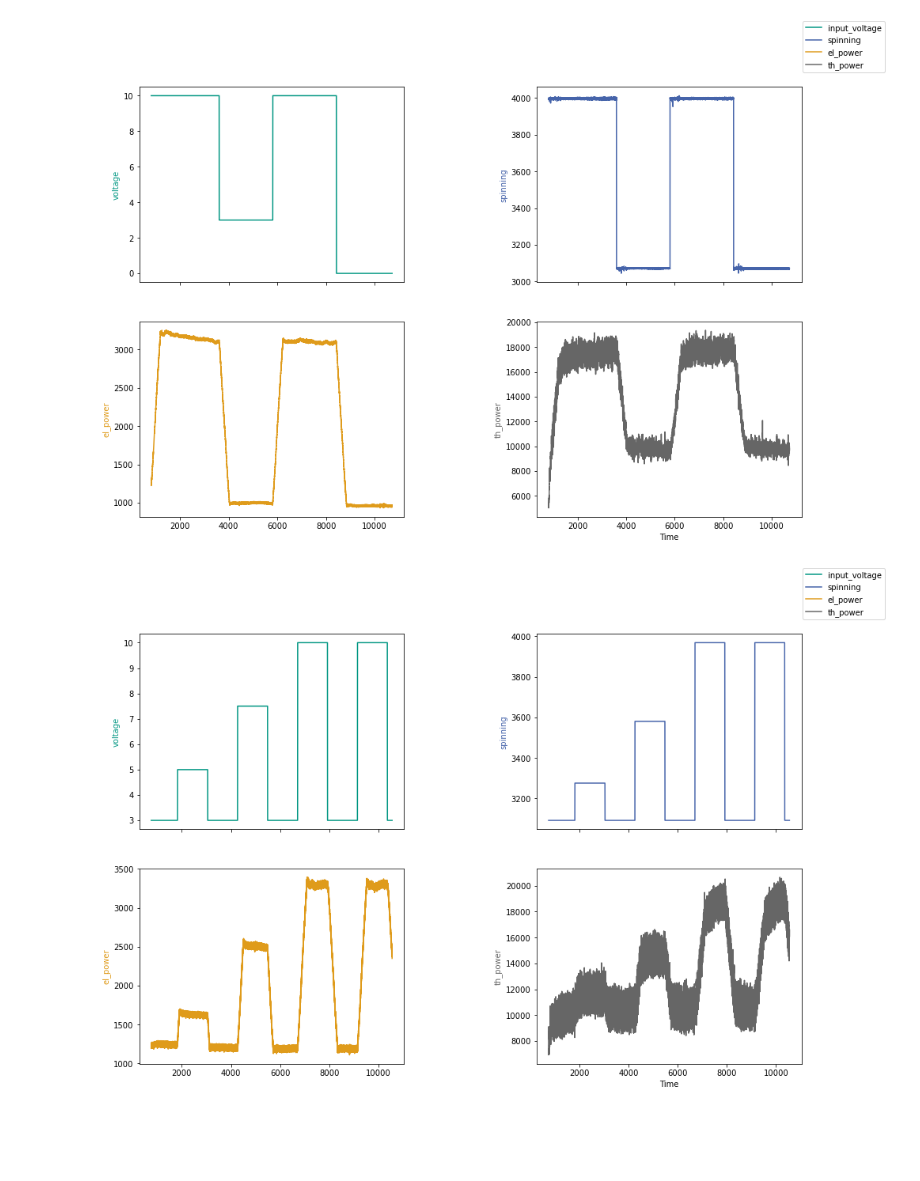
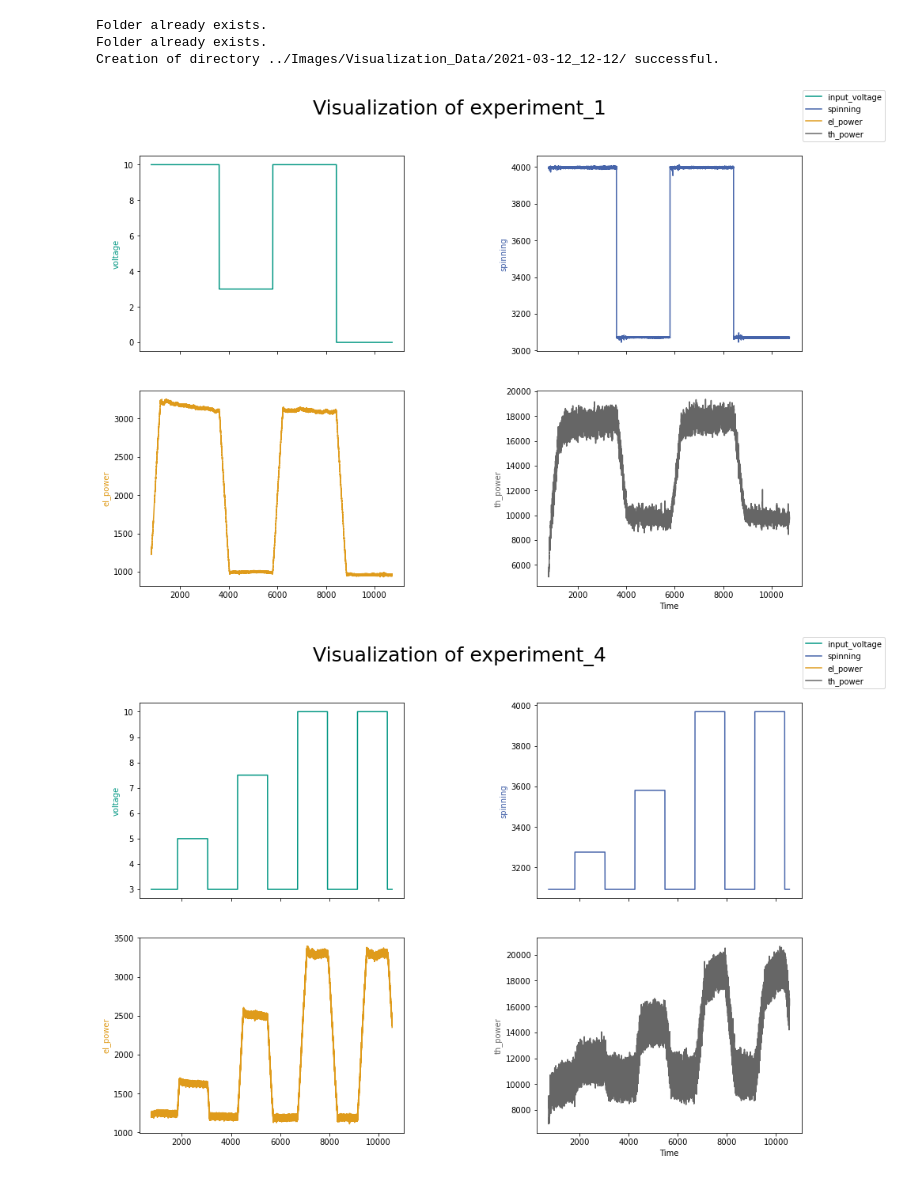
Before and after one commit to Energy-Theory-Guided-Data-Science/Gas-Turbine, a Jupyter notebook: Code/02_Visualization.ipynb, the cells around one changed output. Saved outputs shown, nothing was run; the diff lists cells and outputs as text; code cells hidden in the pictures; blank space fills up the shorter version.

Commit message:
UPDATE Visualization file for shortened data

```diff
--- a/Code/02_Visualization.ipynb
+++ b/Code/02_Visualization.ipynb
@@ -16,5 +7,22 @@ ex_24 = gf.open_CSV_file('experiment_24_short.csv', OPEN_FOLDER)
+# %%
+import time
+timestr = time.strftime("%Y-%m-%d_%H-%M")
+
+image_path = "../Images/"
+image_subfolder = image_path + "Visualization_Data/"
+image_folder = image_subfolder + timestr +"/"
+
+gf.check_folder(image_path)
+gf.check_folder(image_subfolder)
+gf.check_folder(image_folder)
+# %% [output]
+Folder already exists.
+Folder already exists.
+Creation of directory ../Images/Visualization_Data/2021-03-12_12-12/ successful.
 # %%
-def plot_experiment(exp, start = None, end = None):
+def plot_experiment(name, start = None, end = None):
+    exp = gf.open_CSV_file(name + '_short.csv', OPEN_FOLDER)
+
     spin_head = exp.filter(regex = ("spinning_.*"))[start:end]
 
     fig, axs = plt.subplots(2,2, sharex = True, gridspec_kw={'wspace':0.5}, figsize = (15,10))
@@ -33,13 +41,16 @@ def plot_experiment(exp, start = None, end = None):
 
     plt.xlabel('Time')
     fig.legend()
+    fig.suptitle('Visualization of ' + name, fontsize = 25)
     plt.show()
+    fig.savefig(image_folder + name + ".png")
+    fig.savefig(image_folder + name + ".svg")
 # %%
-plot_experiment(ex_1)
+plot_experiment("experiment_1")
 # %% [output]
-[figure, old version]
+[figure, new version]
 # %%
-plot_experiment(ex_4)
+plot_experiment("experiment_4")
 # %% [output]
-[figure, old version]
+[figure, new version]
 # %%
```
Also changed, not shown: parts of 7 cells of this notebook.
